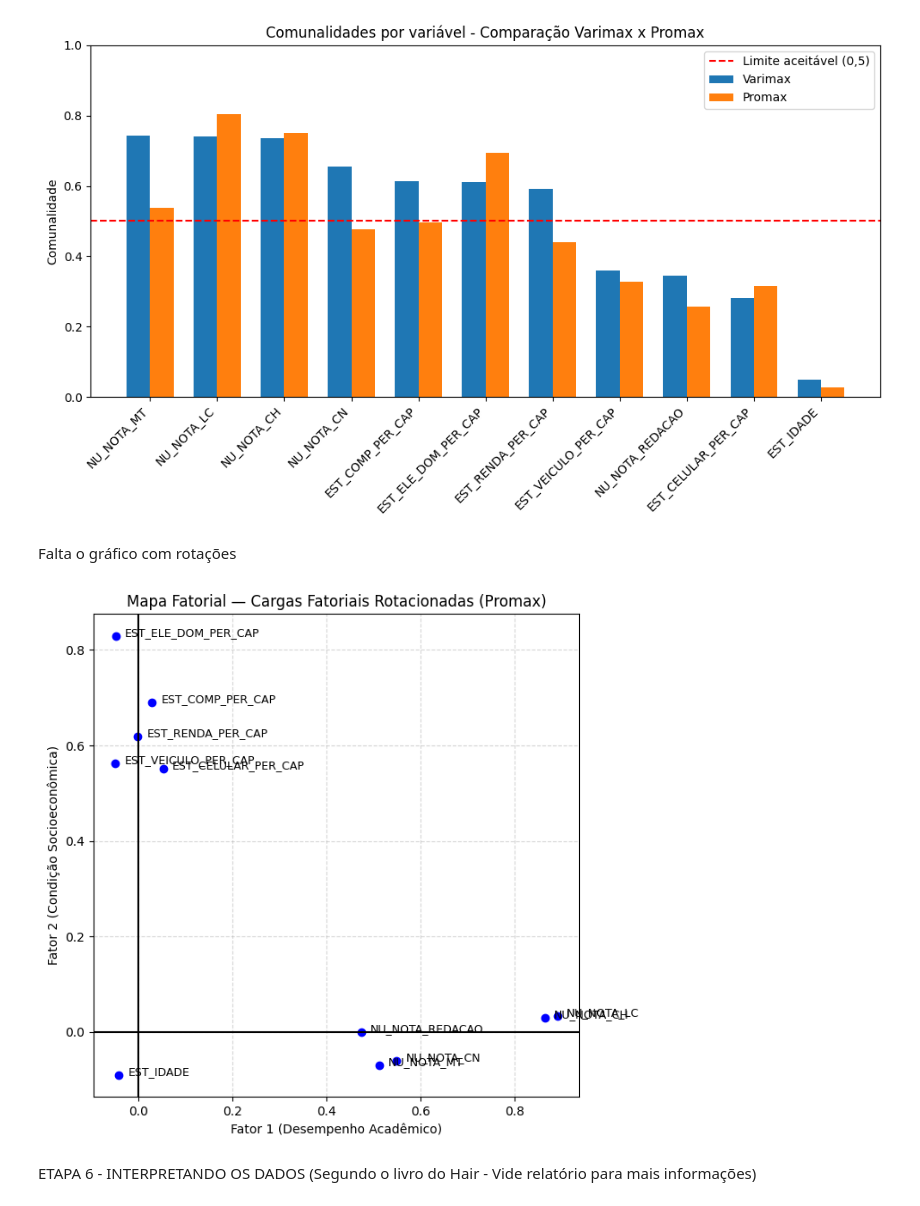
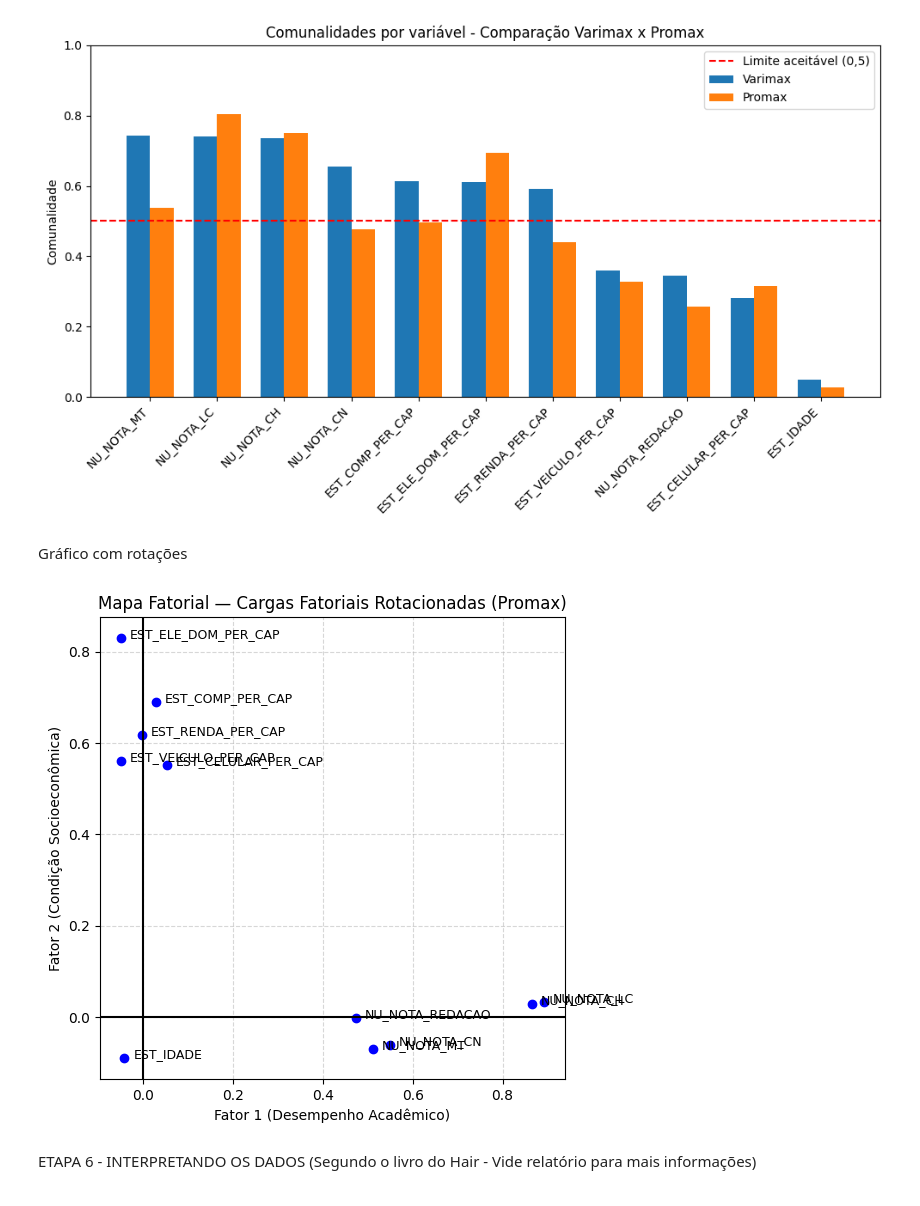
Before and after one commit to gl4a-Veloso/materiais-mqam, a Jupyter notebook: enem/T4/analise_fatorial.ipynb, the cells around one changed output. Drawn from its saved outputs; the diff is of its cells as text; code cells hidden in the pictures.

```diff
--- a/enem/T4/analise_fatorial.ipynb
+++ b/enem/T4/analise_fatorial.ipynb
@@ -541,30 +541,30 @@ plt.show()
 # %% [output]
 [figure]
 # %% [markdown]
-Falta o gráfico com rotações
+Gráfico com rotações
 # %%
 # 'fa_promax' é o modelo final, temos 3 fatores
 loadings = pd.DataFrame(fa_promax.loadings_,
                         index=df_scaled.columns,
                         columns=['Fator 1', 'Fator 2', 'Fator 3'])
 
 # Plotar Fator 1 x Fator 2
-plt.figure(figsize=(7,7))
+plt.figure(figsize=(6,6))
 plt.scatter(loadings['Fator 1'], loadings['Fator 2'], color='blue')
 
 # Adicionar rótulos das variáveis
 for i, var in enumerate(loadings.index):
     plt.text(loadings['Fator 1'][i]+0.02, loadings['Fator 2'][i], var, fontsize=9)
 
 plt.axhline(0, color='black')
 plt.axvline(0, color='black')
 plt.xlabel('Fator 1 (Desempenho Acadêmico)')
 plt.ylabel('Fator 2 (Condição Socioeconômica)')
 plt.title('Mapa Fatorial — Cargas Fatoriais Rotacionadas (Promax)')
 plt.grid(True, linestyle='--', alpha=0.5)
 plt.show()
 # %% [output]
-[figure, old version]
+[figure, new version]
 # %% [markdown]
 ETAPA 6 - INTERPRETANDO OS DADOS (Segundo o livro do Hair - Vide relatório para mais informações)
 # %% [markdown]
```
Also changed, not shown: 1 other file.
